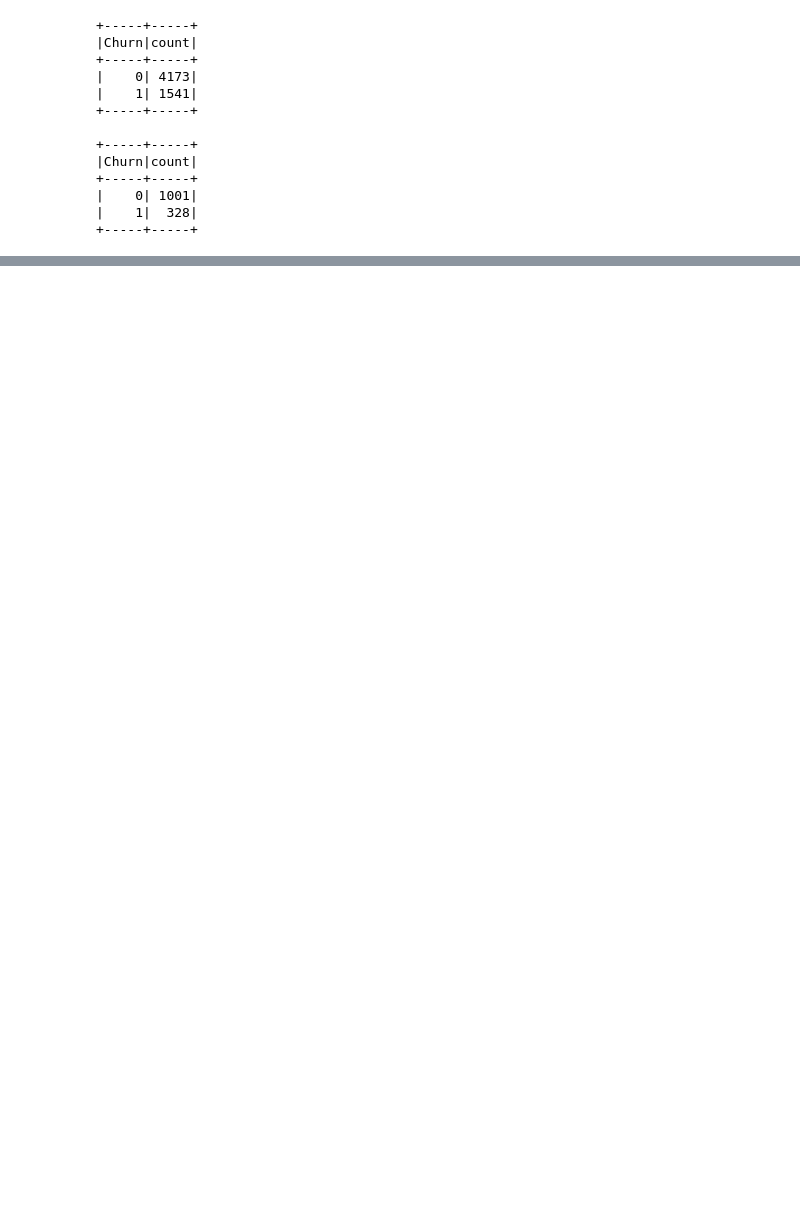
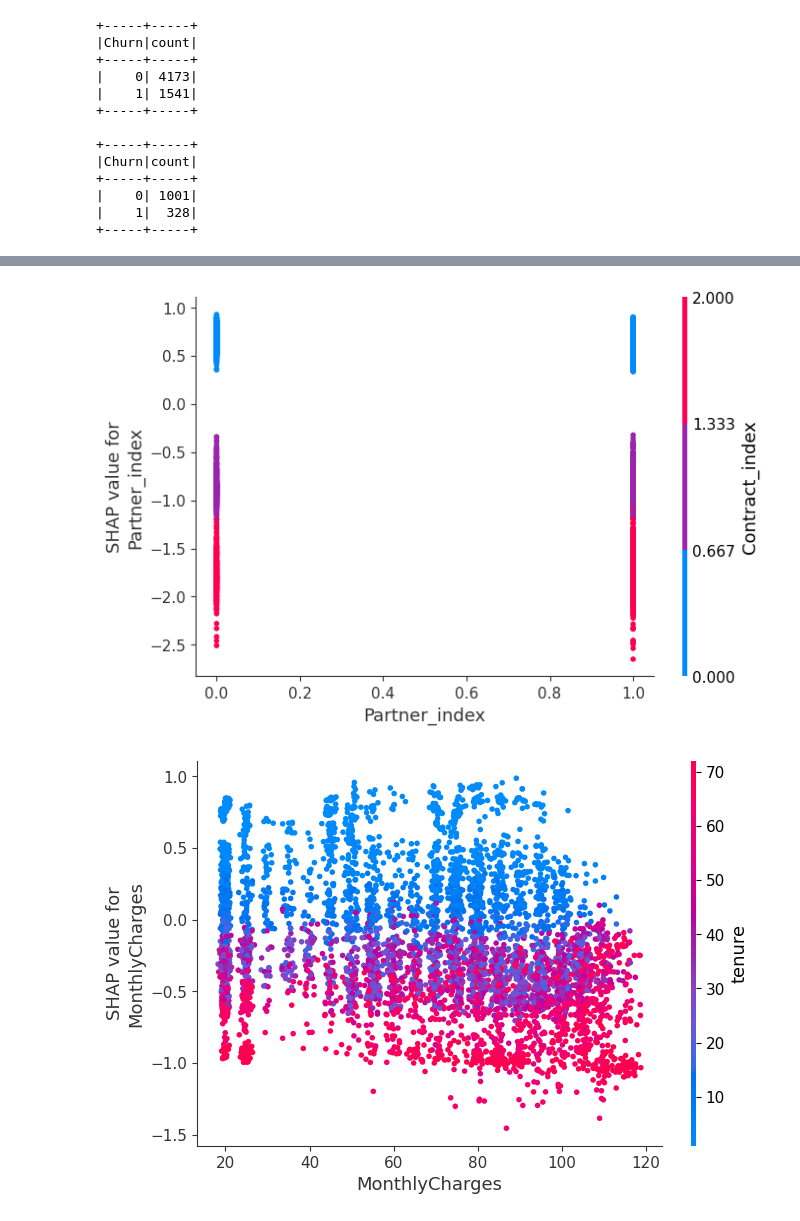
Before and after one commit to supAmorn/telco_churn_project, a Jupyter notebook: notebooks/Churn_notebook.ipynb, the cells around one changed output, grey strips where cells are left out. Cells and saved outputs as stored; diff of their text form; code cells hidden in the pictures; blank space fills up the shorter version.

```diff
--- a/notebooks/Churn_notebook.ipynb
+++ b/notebooks/Churn_notebook.ipynb
@@ -362,0 +629,10 @@ test_data.groupBy(target_col).count().orderBy("count", ascending=False).show()
+# %%
+importances = best_lgb_classifier.feature_importances_
+
+  # Create a DataFrame for feature importances
+feature_importances = pd.DataFrame({
+    'feature': X_train.columns,
+    'importance': importances
+}).sort_values(by='importance', ascending=False)
+
+selected_features = feature_importances['feature']
@@ -362,0 +656,30 @@ test_data.groupBy(target_col).count().orderBy("count", ascending=False).show()
+# %%
+def plot_shap_dependence(shap_values, X_train, selected_features, num_features=5):
+    """
+    Plots SHAP dependence plots for the top important features.
+
+    Parameters:
+    shape_values: SHAP values
+    X_train_selected: The training data with selected features
+    selected_features (list): List of selected feature names
+    num_features (int): Number of top features to plot
+    """
+
+    # Convert Explanation object to NumPy array
+    shap_values_array = shap_values.values if isinstance(shap_values, shap.Explanation) else shap_values
+
+    # Compute feature importance based on SHAP values
+    importance = np.abs(shap_values_array).mean(axis=0)  # Mean absolute SHAP value
+    feature_importance = pd.DataFrame({'feature': selected_features, 'importance': importance})
+
+    # Select top features from SHAP importance
+    top_features = feature_importance.sort_values(by='importance', ascending=False).head(num_features)['feature']
+
+    # Plot SHAP dependence plots
+    for feature in top_features:
+        shap.dependence_plot(feature, shap_values_array, X_train[selected_features])
+# %%
+plot_shap_dependence(shap_values, X_train, selected_features, num_features=5)
+# %% [output]
+[figure, added]
+[figure, added]
```
Also changed, not shown: parts of 47 cells of this notebook, 1 other file.
